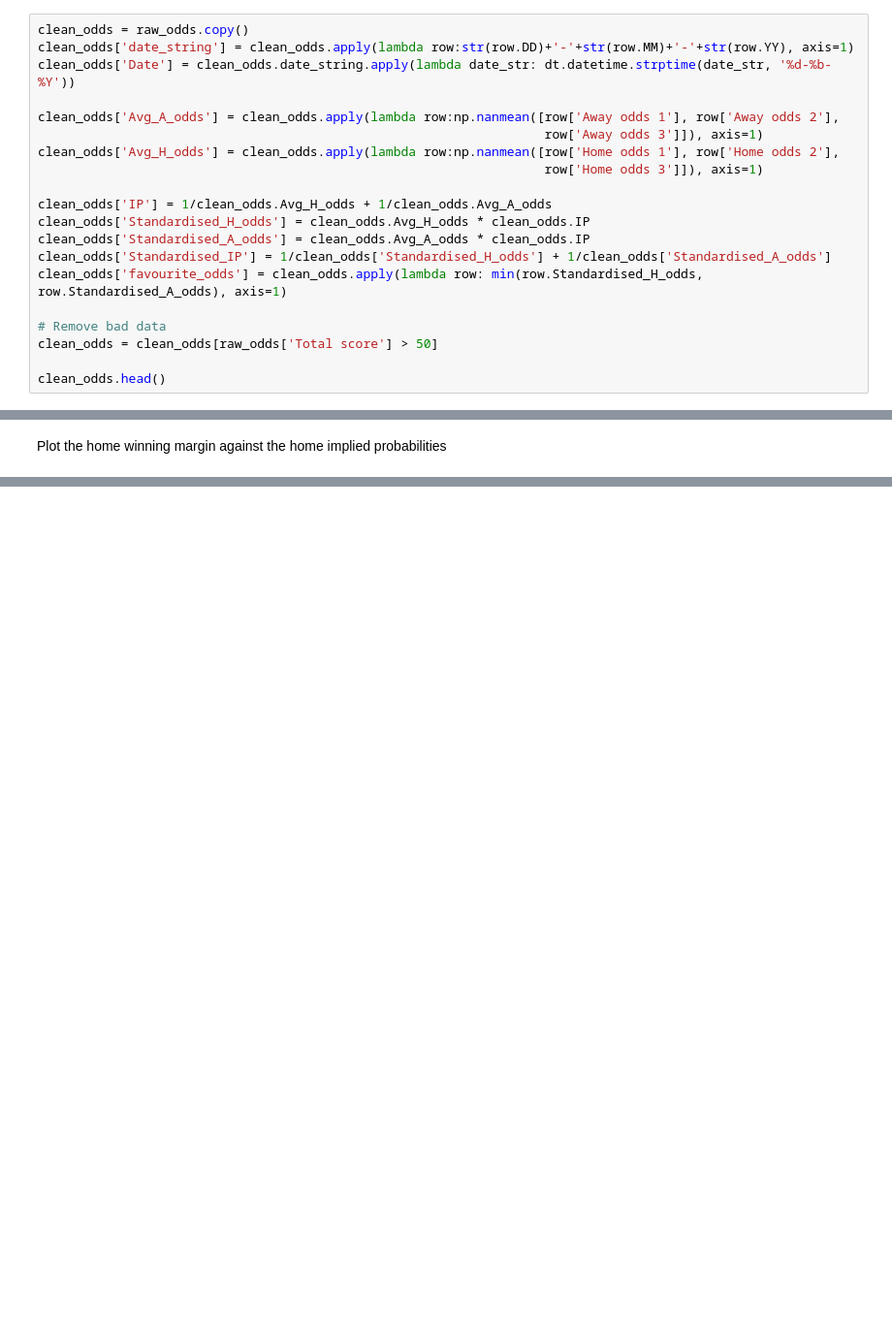
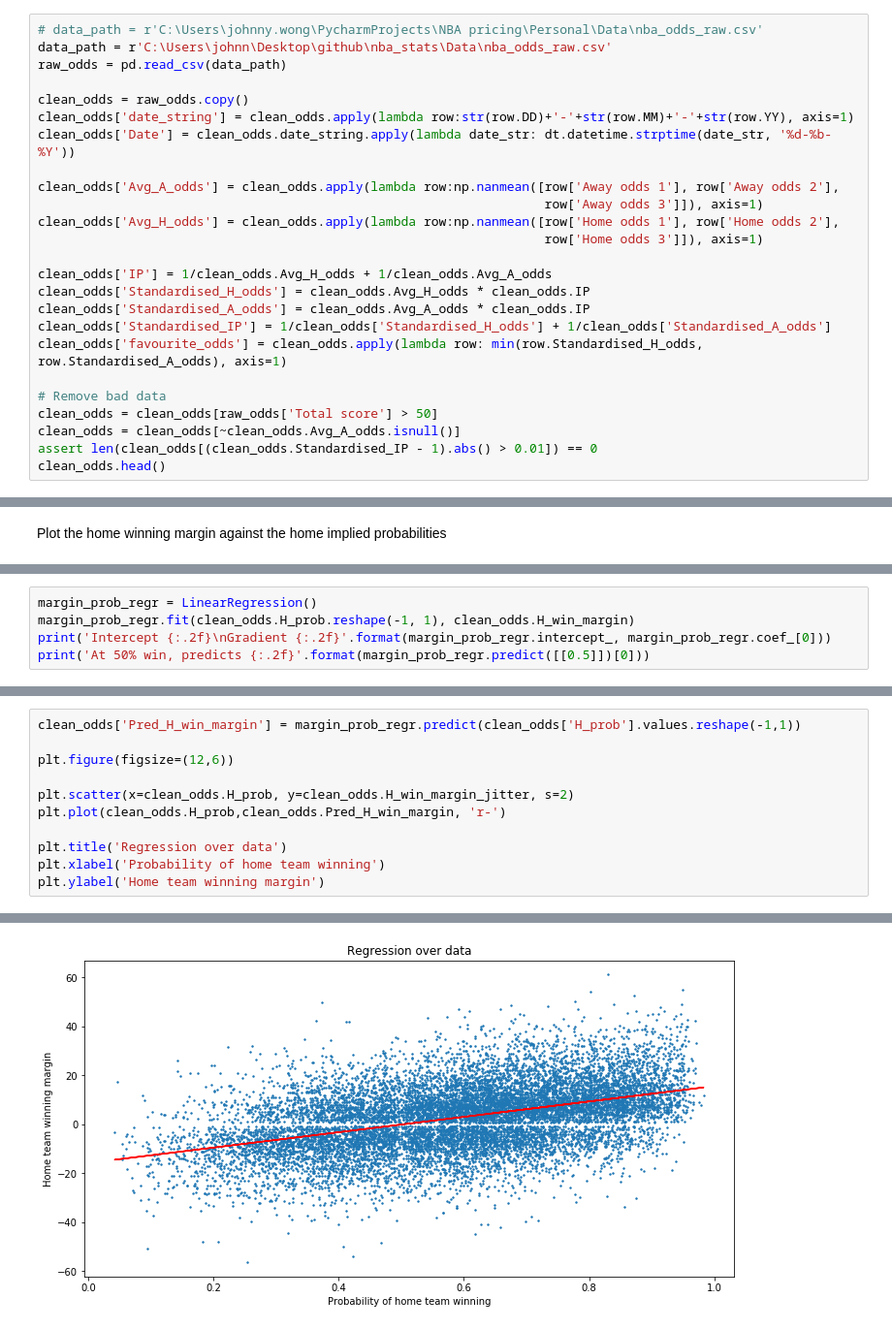
Before and after one commit to johnny-wong/nba_stats, a Jupyter notebook: Notebooks/Team_stats/Data_analysis/Winning_margin/01 - Odds against margin.ipynb, the cells around one changed output, grey strips where cells are left out. Shown: that part at 97% size. Cells and saved outputs as stored; diff of their text form; blank space fills up the shorter version.

```diff
--- a/Notebooks/Team_stats/Data_analysis/Winning_margin/01 - Odds against margin.ipynb
+++ b/Notebooks/Team_stats/Data_analysis/Winning_margin/01 - Odds against margin.ipynb
@@ -23,4 +15,8 @@ raw_odds.head()
 # %%
+# data_path = r'C:\Users\johnny.wong\PycharmProjects\NBA pricing\Personal\Data\nba_odds_raw.csv'
+data_path = r'C:\Users\johnn\Desktop\github\nba_stats\Data\nba_odds_raw.csv'
+raw_odds = pd.read_csv(data_path)
+
 clean_odds = raw_odds.copy()
 clean_odds['date_string'] = clean_odds.apply(lambda row:str(row.DD)+'-'+str(row.MM)+'-'+str(row.YY), axis=1)
 clean_odds['Date'] = clean_odds.date_string.apply(lambda date_str: dt.datetime.strptime(date_str, '%d-%b-%Y'))
@@ -38,7 +34,8 @@ clean_odds['favourite_odds'] = clean_odds.apply(lambda row: min(row.Standardised
 
 # Remove bad data
 clean_odds = clean_odds[raw_odds['Total score'] > 50]
-
+clean_odds = clean_odds[~clean_odds.Avg_A_odds.isnull()]
+assert len(clean_odds[(clean_odds.Standardised_IP - 1).abs() > 0.01]) == 0
 clean_odds.head()
 # %% [output]
 |  | YY | DD | MM | Seasons | Home team | Away team | Home ID | Away ID | End of regulation score | ... |
@@ -66,0 +60,5 @@ Clear relationship between the probability of a
+# %%
+margin_prob_regr = LinearRegression()
+margin_prob_regr.fit(clean_odds.H_prob.reshape(-1, 1), clean_odds.H_win_margin)
+print('Intercept {:.2f}\nGradient {:.2f}'.format(margin_prob_regr.intercept_, margin_prob_regr.coef_[0]))
+print('At 50% win, predicts {:.2f}'.format(margin_prob_regr.predict([[0.5]])[0]))
@@ -66,0 +73,12 @@ Clear relationship between the probability of a
+# %%
+clean_odds['Pred_H_win_margin'] = margin_prob_regr.predict(clean_odds['H_prob'].values.reshape(-1,1))
+
+plt.figure(figsize=(12,6))
+
+plt.scatter(x=clean_odds.H_prob, y=clean_odds.H_win_margin_jitter, s=2)
+plt.plot(clean_odds.H_prob,clean_odds.Pred_H_win_margin, 'r-')
+
+plt.title('Regression over data')
+plt.xlabel('Probability of home team winning')
+plt.ylabel('Home team winning margin')
+# %% [output]
@@ -66,0 +86 @@ Clear relationship between the probability of a
+[figure, added]
```
Also changed, not shown: parts of 28 cells of this notebook, 1 other file.
